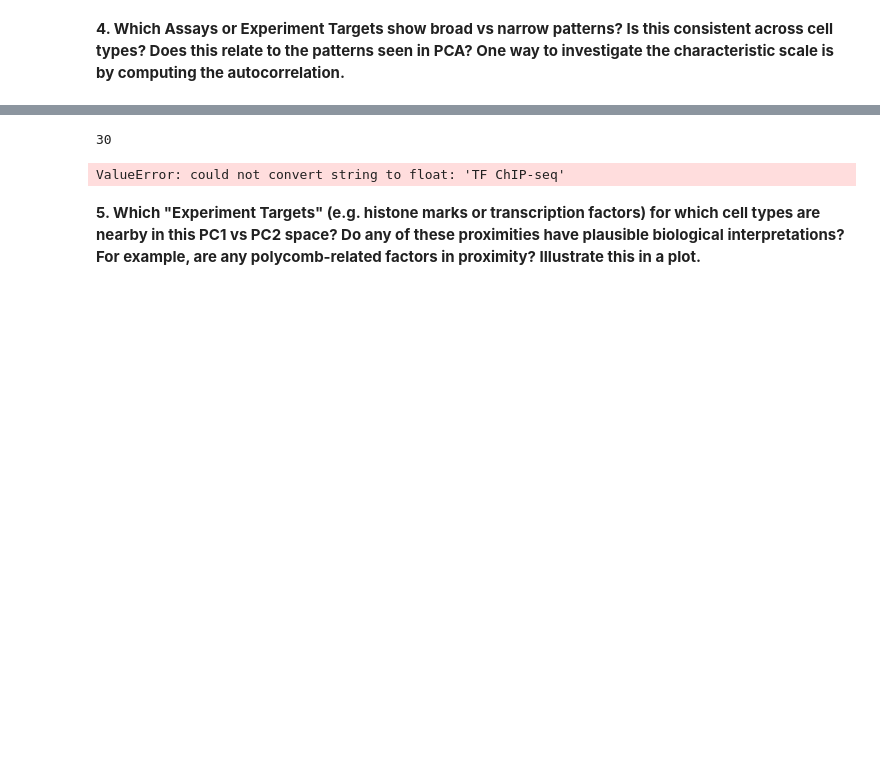
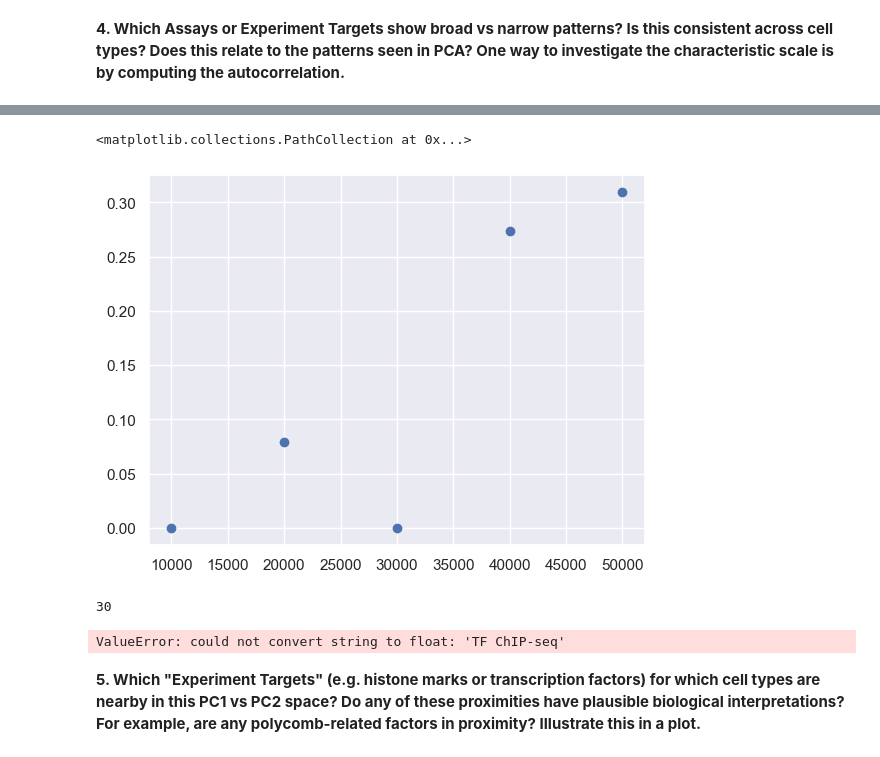
Before and after one commit to Fudenberg-Research-Group/qbio577_fall2022, a Jupyter notebook: encode-bigwig-eda.ipynb, the cells around one changed output, grey strips where cells are left out. Drawn from its saved outputs; the diff is of its cells as text; code cells hidden in the pictures; blank space fills up the shorter version.

```diff
--- a/encode-bigwig-eda.ipynb
+++ b/encode-bigwig-eda.ipynb
@@ -210,0 +209,2 @@ def plot_pca( pca ,
+# %%
+df_sub=pd.DataFrame(df.iloc[:,1:3])
@@ -210,0 +227,3 @@ def plot_pca( pca ,
+# %%
+sub["start"]=df_sub["start"]
+sub["end"]=df_sub["end"]
@@ -211,3 +250,8 @@ def plot_pca( pca ,
+# %%
+plt.scatter(sub[1:6].start, sub[1:6].ENCFF419BTW)
+# %% [output]
+<matplotlib.collections.PathCollection at 0x...>
+[figure, added]
 # %%
 bigwig_metadata.loc[:,"Assay"]
 bigwig_metadata["Assay"].nunique()
```
Also changed, not shown: parts of 24 cells of this notebook.
